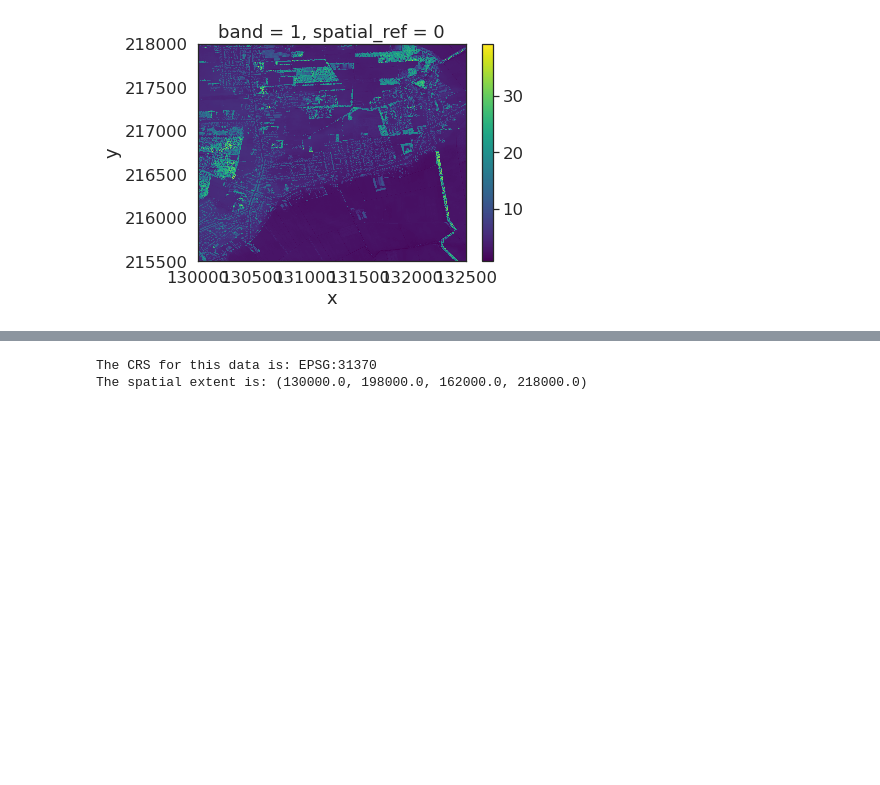
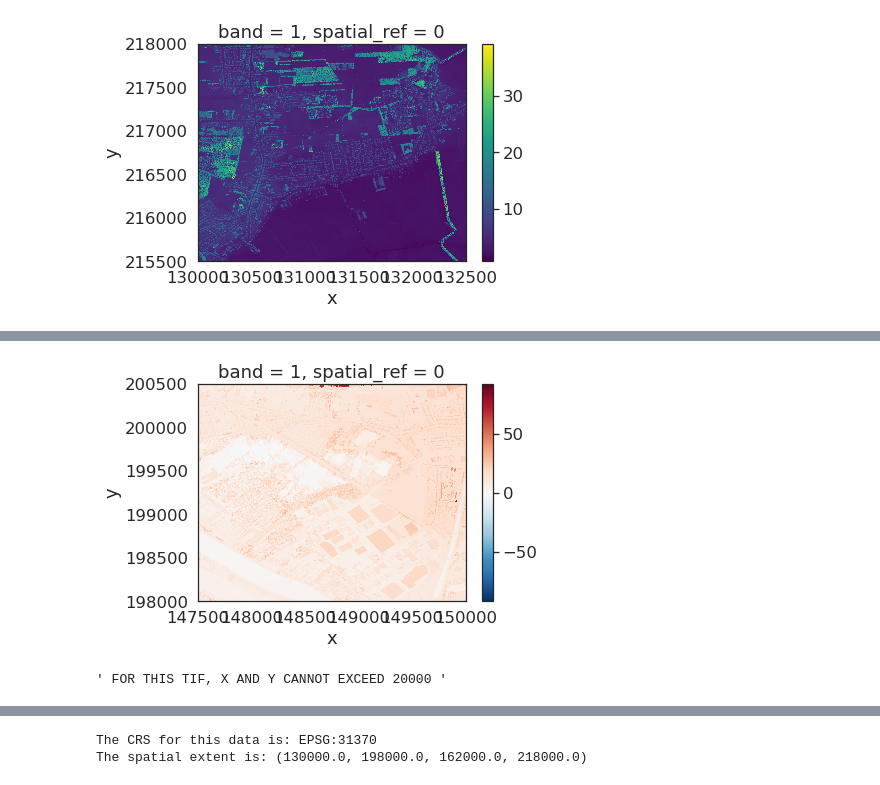
Before and after one commit to PhilippeJanssens/3D_houses, a Jupyter notebook: 3D houses code 5.ipynb, the cells around one changed output, grey strips where cells are left out. Drawn from its saved outputs; the diff is of its cells as text; code cells hidden in the pictures; blank space fills up the shorter version.

```diff
--- a/3D houses code 5.ipynb
+++ b/3D houses code 5.ipynb
@@ -130,0 +144,16 @@ plt.show()
+# %%
+# exercise to find out if cropping and plotting works
+# create a raw cropped_img of the DSM tiff map
+dem_pre_path = 'data/DHMVIIDSMRAS1m_k15/GeoTIFF/DHMVIIDSMRAS1m_k15.tif'
+
+dsm_pre_arr = rxr.open_rasterio(dem_pre_path)
+cropped_img = dsm_pre_arr[:, 17500:20000, 17500:20000]
+
+cropped_img.plot()
+plt.show()
+#cropped_img_address = dsm_pre_arr[:, 81281:81813, 95400:95850]
+
+""" FOR THIS TIF, X AND Y CANNOT EXCEED 20000 """
+# %% [output]
+[figure, added]
+' FOR THIS TIF, X AND Y CANNOT EXCEED 20000 '
```
Also changed, not shown: parts of 22 cells of this notebook, 1 other file.
